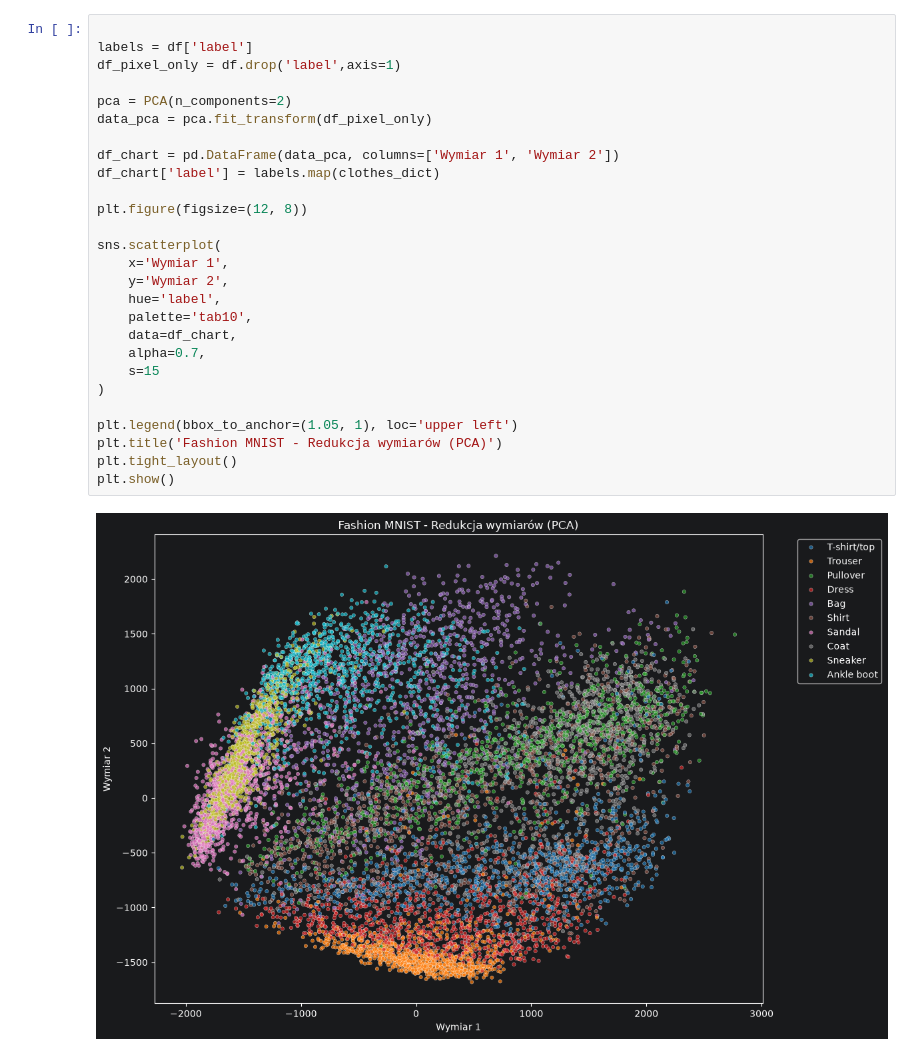
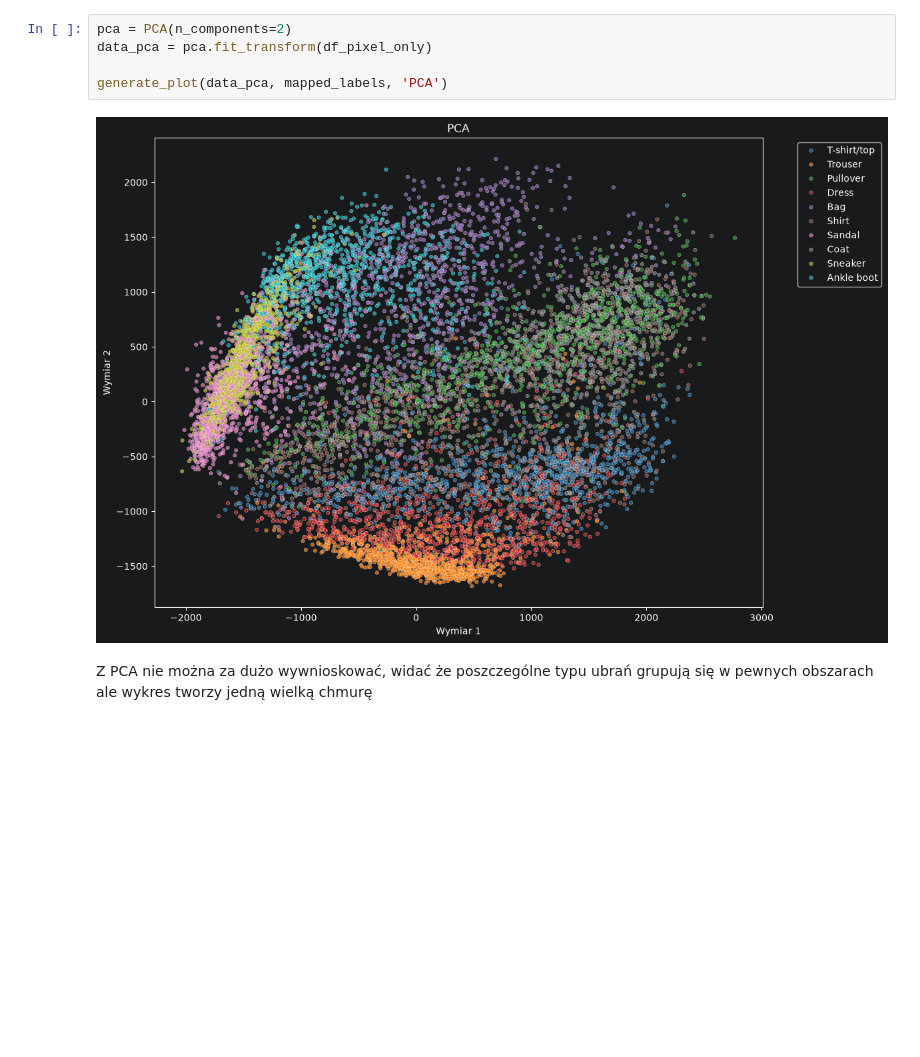
Before and after one commit to stumilowy/axion-challenge, a Jupyter notebook: challenge1/eda.ipynb, the cells around one changed output. Drawn from its saved outputs; the diff is of its cells as text; blank space fills up the shorter version.

```diff
--- a/challenge1/eda.ipynb
+++ b/challenge1/eda.ipynb
@@ -35,33 +36,13 @@ df = pd.read_csv(csv_path)
 # %% [output]
 Dane pobrane do: C:\Users\jacek\.cache\kagglehub\datasets\zalando-research\fashionmnist\versions\4
 # %%
-
-labels = df['label']
-df_pixel_only = df.drop('label',axis=1)
-
 pca = PCA(n_components=2)
 data_pca = pca.fit_transform(df_pixel_only)
 
-df_chart = pd.DataFrame(data_pca, columns=['Wymiar 1', 'Wymiar 2'])
-df_chart['label'] = labels.map(clothes_dict)
-
-plt.figure(figsize=(12, 8))
-
-sns.scatterplot(
-    x='Wymiar 1',
-    y='Wymiar 2',
-    hue='label',
-    palette='tab10',
-    data=df_chart,
-    alpha=0.7,
-    s=15
-)
-
-plt.legend(bbox_to_anchor=(1.05, 1), loc='upper left')
-plt.title('Fashion MNIST - Redukcja wymiarów (PCA)')
-plt.tight_layout()
-plt.show()
+generate_plot(data_pca, mapped_labels, 'PCA')
 # %% [output]
-[figure, old version]
+[figure, new version]
+# %% [markdown]
+Z PCA nie można za dużo wywnioskować, widać że poszczególne typu ubrań grupują się w pewnych obszarach ale wykres tworzy jedną wielką chmurę
 # %%
 tsne = TSNE(n_components=2, perplexity=30.0, random_state=42)
```
Also changed, not shown: parts of 7 cells of this notebook, 1 other file.
